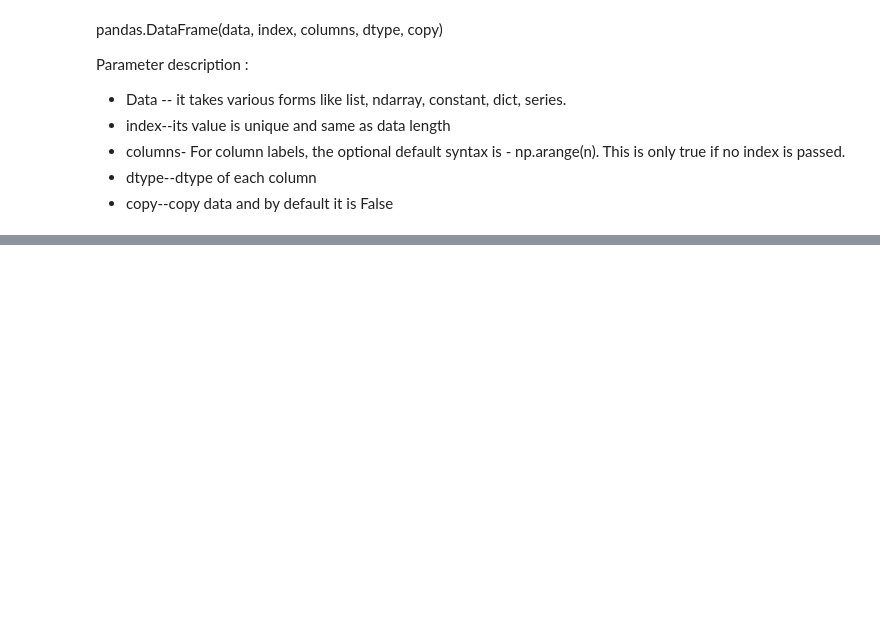
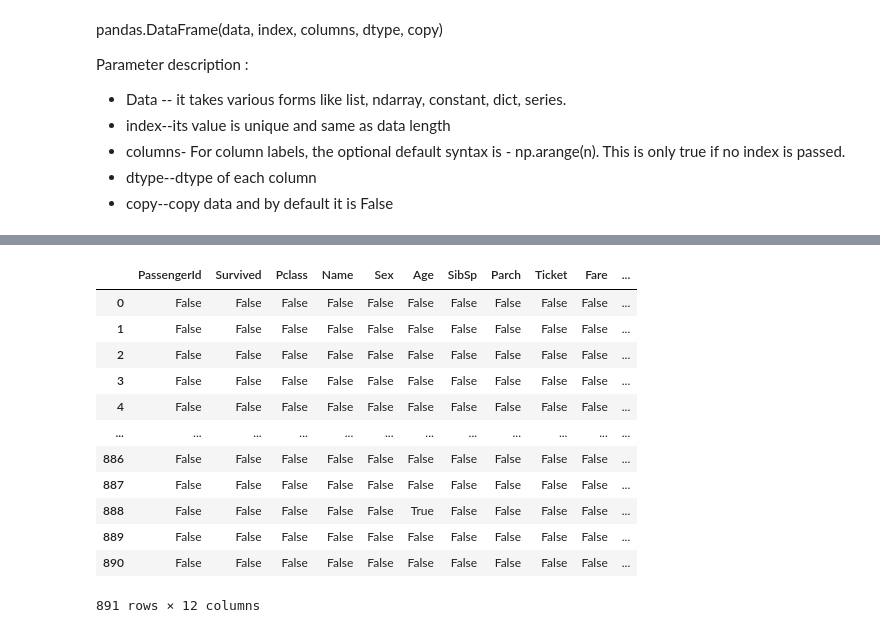
Before and after one commit to M4N15HG/Python-Basics-Practice, a Jupyter notebook: Pandas.ipynb, the cells around one changed output, grey strips where cells are left out. Saved outputs shown, nothing was run; the diff lists cells and outputs as text; code cells hidden in the pictures; blank space fills up the shorter version.

```diff
--- a/Pandas.ipynb
+++ b/Pandas.ipynb
@@ -317,0 +666,5 @@ mpg_cyl # This takes required coloumn and creates a new DataFrame with these
+# %%
+import pandas as pd
+data_t = pd.read_csv("titanic_train.csv")
+df_t = pd.DataFrame(data_t)
+df_t.head()
@@ -317,0 +678,16 @@ mpg_cyl # This takes required coloumn and creates a new DataFrame with these
+# %%
+df_t.isnull() # Gives True or False. If there is no value then True. If some value then false
+# %% [output]
+|  | PassengerId | Survived | Pclass | Name | Sex | Age | SibSp | Parch | Ticket | Fare | ... |
+| 0 | False | False | False | False | False | False | False | False | False | False | ... |
+| 1 | False | False | False | False | False | False | False | False | False | False | ... |
+| 2 | False | False | False | False | False | False | False | False | False | False | ... |
+| 3 | False | False | False | False | False | False | False | False | False | False | ... |
+| 4 | False | False | False | False | False | False | False | False | False | False | ... |
+| ... | ... | ... | ... | ... | ... | ... | ... | ... | ... | ... | ... |
+| 886 | False | False | False | False | False | False | False | False | False | False | ... |
+| 887 | False | False | False | False | False | False | False | False | False | False | ... |
+| 888 | False | False | False | False | False | True | False | False | False | False | ... |
+| 889 | False | False | False | False | False | False | False | False | False | False | ... |
+| 890 | False | False | False | False | False | False | False | False | False | False | ... |
+891 rows × 12 columns
```
Also changed, not shown: parts of 102 cells of this notebook, 1 other file.
